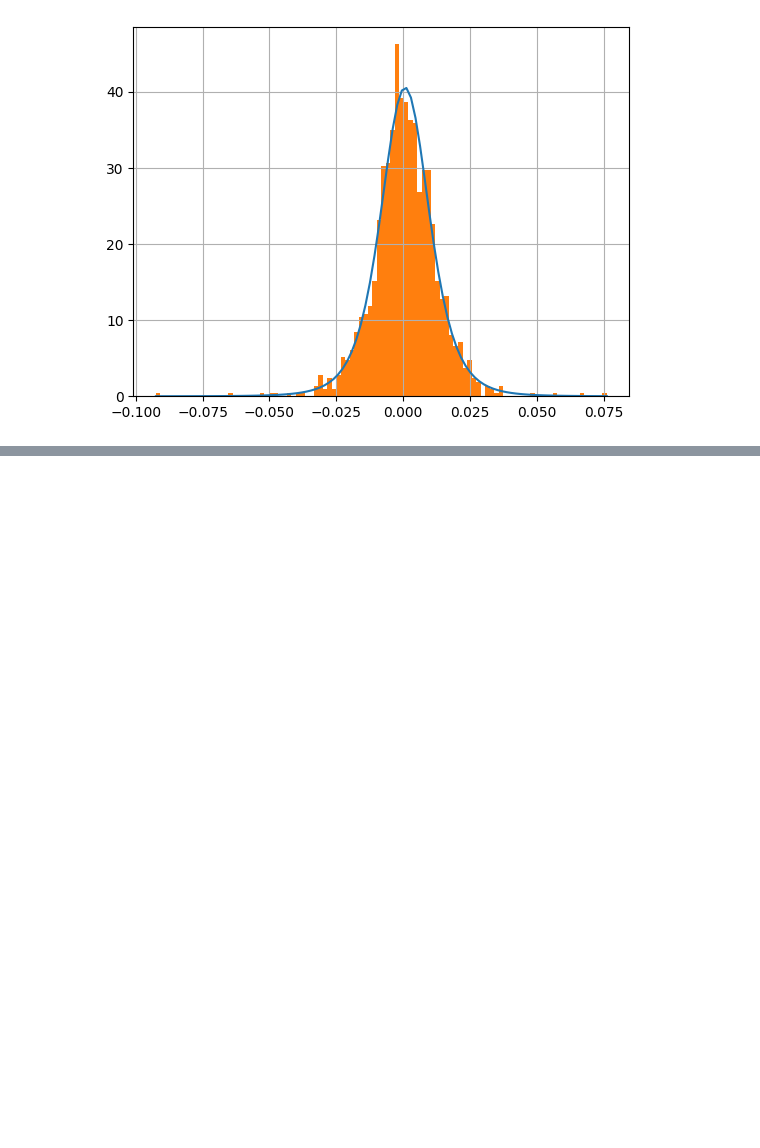
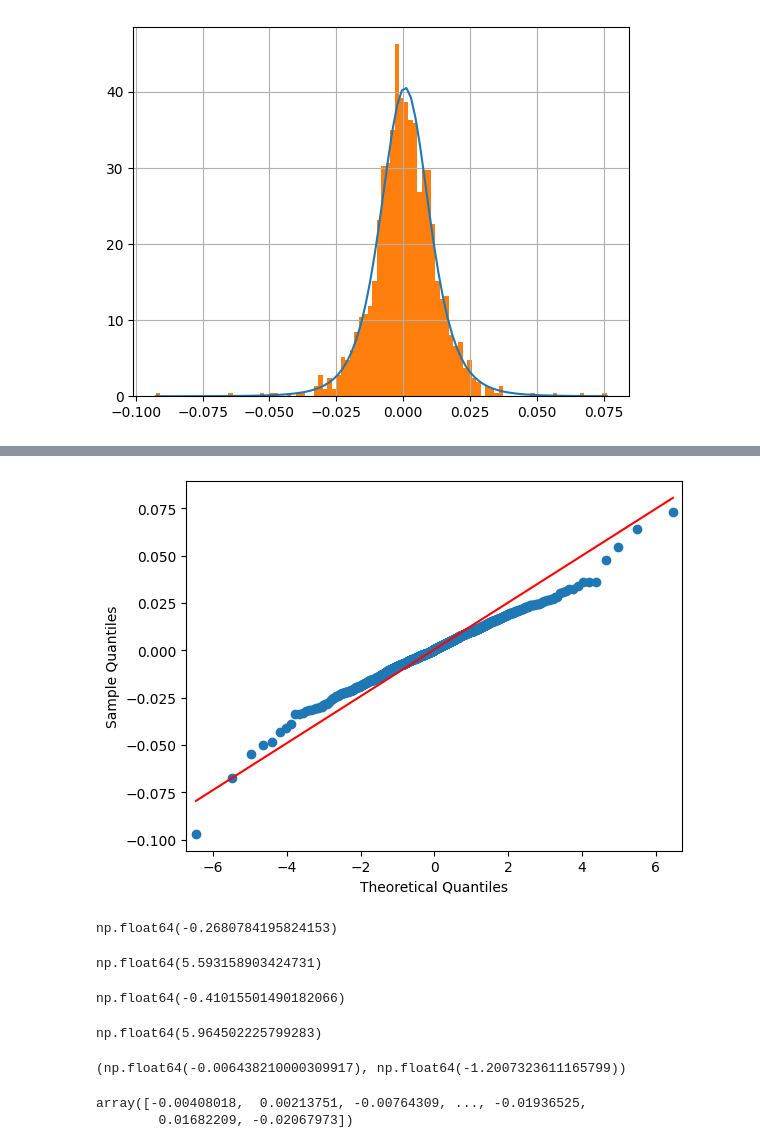
Before and after one commit to kahramanmurat/financial-engineering, a Jupyter notebook: financial_data_statistics.ipynb, the cells around one changed output, grey strips where cells are left out. Cells and saved outputs as stored; diff of their text form; code cells hidden in the pictures; blank space fills up the shorter version.

```diff
--- a/financial_data_statistics.ipynb
+++ b/financial_data_statistics.ipynb
@@ -224,0 +260,20 @@ sm.qqplot(sbux['return'].dropna(), line='s');
+# %%
+sm.qqplot(sbux['log_return'].dropna(), dist=myt(df), line='s');
+# %% [output]
+[figure, added]
+# %%
+sbux['return'].skew()
+# %% [output]
+np.float64(-0.2680784195824153)
+# %%
+sbux['return'].kurtosis()
+# %% [output]
+np.float64(5.593158903424731)
+# %%
+sbux['log_return'].skew()
+# %% [output]
+np.float64(-0.41015501490182066)
+# %%
+sbux['log_return'].kurtosis()
+# %% [output]
+np.float64(5.964502225799283)
@@ -224,0 +282,4 @@ sm.qqplot(sbux['return'].dropna(), line='s');
+# %%
+samp.skew(),samp.kurtosis()
+# %% [output]
+(np.float64(-0.006438210000309917), np.float64(-1.2007323611165799))
@@ -224,0 +288,5 @@ sm.qqplot(sbux['return'].dropna(), line='s');
+# %%
+values
+# %% [output]
+array([-0.00408018,  0.00213751, -0.00764309, ..., -0.01936525,
+        0.01682209, -0.02067973])
```
Also changed, not shown: parts of 52 cells of this notebook.
